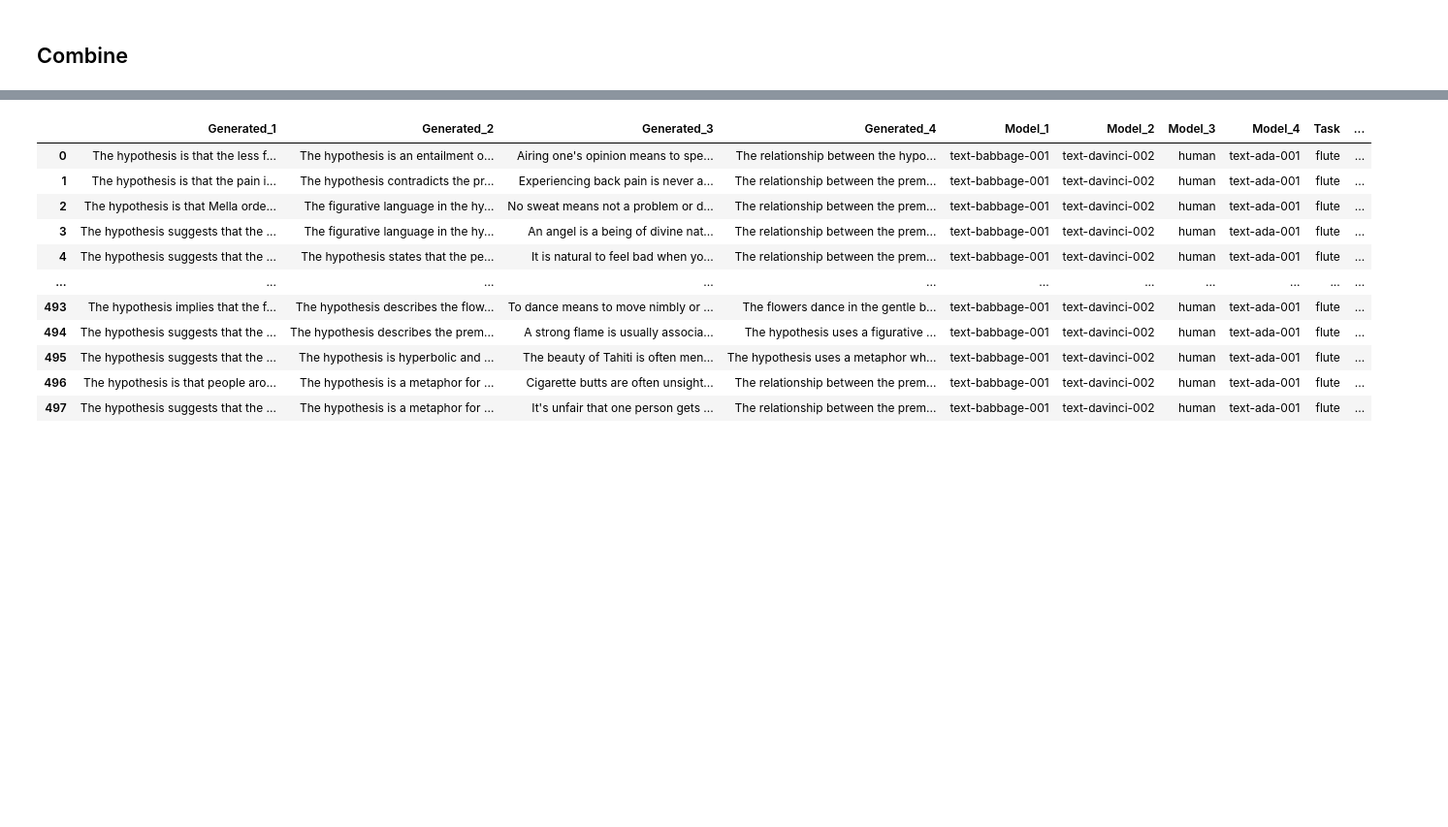
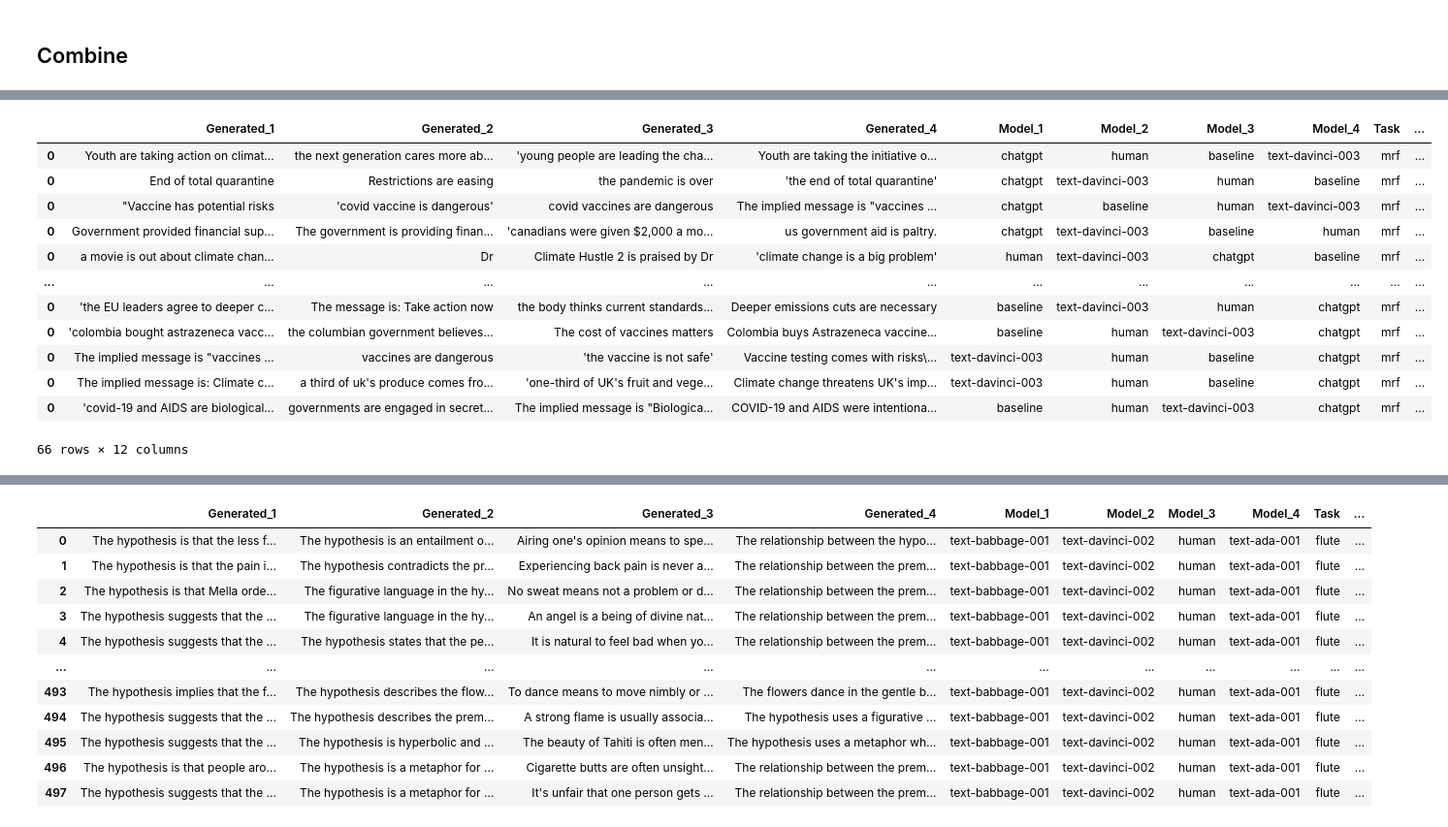
Before and after one commit to SALT-NLP/LLMs_for_CSS, a Jupyter notebook: build_human_eval_hit_csvs.ipynb, the cells around one changed output, grey strips where cells are left out. Shown at 97% size. Drawn from its saved outputs; the diff is of its cells as text; code cells hidden in the pictures; blank space fills up the shorter version.

```diff
--- a/build_human_eval_hit_csvs.ipynb
+++ b/build_human_eval_hit_csvs.ipynb
@@ -450,14 +537,16 @@ df = pd.concat(comb)
 comparison_rows = []
 for lbl in set(df[txt]):
     consider = df[df[txt]==lbl].copy()
-    comparison_rows.append(build_comparison_rows(consider,
-                                                 txt=txt,
-                                                 gold=gold,
-                                                 secondary=secondary,
-                                                 n=n,
-                                                 literal=literal,
-                                                 random_state=random_state
-                                                ))
+    cr = build_comparison_rows(consider,
+                                 txt=txt,
+                                 gold=gold,
+                                 secondary=secondary,
+                                 n=n,
+                                 literal=literal,
+                                 random_state=random_state
+                                )
+    if len(cr):
+        comparison_rows.append(cr)
 
 comparison_df = pd.concat(comparison_rows)
-comparison_df.sample(frac=1, random_state=random_state).to_csv(f"hit/input/comparison_{TASK}.csv", index=False)
+comparison_df.sample(frac=1, random_state=random_state).to_csv(f"hit/input/comparison_balanced_{TASK}.csv", index=False)
@@ -464,3 +571,19 @@ comparison_df.sample(frac=1, random_state=random_state).to_csv(f"hit/input/compa
+# %%
+comparison_df
+# %% [output]
+|  | Generated_1 | Generated_2 | Generated_3 | Generated_4 | Model_1 | Model_2 | Model_3 | Model_4 | Task | ... |
+| 0 | Youth are taking action on climat... | the next generation cares more ab... | 'young people are leading the cha... | Youth are taking the initiative o... | chatgpt | human | baseline | text-davinci-003 | mrf | ... |
+| 0 | End of total quarantine | Restrictions are easing | the pandemic is over | 'the end of total quarantine' | chatgpt | text-davinci-003 | human | baseline | mrf | ... |
+| 0 | "Vaccine has potential risks | 'covid vaccine is dangerous' | covid vaccines are dangerous | The implied message is "vaccines ... | chatgpt | baseline | human | text-davinci-003 | mrf | ... |
+| 0 | Government provided financial sup... | The government is providing finan... | 'canadians were given $2,000 a mo... | us government aid is paltry. | chatgpt | text-davinci-003 | baseline | human | mrf | ... |
+| 0 | a movie is out about climate chan... | Dr | Climate Hustle 2 is praised by Dr | 'climate change is a big problem' | human | text-davinci-003 | chatgpt | baseline | mrf | ... |
+| ... | ... | ... | ... | ... | ... | ... | ... | ... | ... | ... |
+| 0 | 'the EU leaders agree to deeper c... | The message is: Take action now | the body thinks current standards... | Deeper emissions cuts are necessary | baseline | text-davinci-003 | human | chatgpt | mrf | ... |
+| 0 | 'colombia bought astrazeneca vacc... | the columbian government believes... | The cost of vaccines matters | Colombia buys Astrazeneca vaccine... | baseline | human | text-davinci-003 | chatgpt | mrf | ... |
+| 0 | The implied message is "vaccines ... | vaccines are dangerous | 'the vaccine is not safe' | Vaccine testing comes with risks\... | text-davinci-003 | human | baseline | chatgpt | mrf | ... |
+| 0 | The implied message is: Climate c... | a third of uk's produce comes fro... | 'one-third of UK's fruit and vege... | Climate change threatens UK's imp... | text-davinci-003 | human | baseline | chatgpt | mrf | ... |
+| 0 | 'covid-19 and AIDS are biological... | governments are engaged in secret... | The implied message is "Biologica... | COVID-19 and AIDS were intentiona... | baseline | human | text-davinci-003 | chatgpt | mrf | ... |
+66 rows × 12 columns
 # %%
 TASK = 'flute'
 txt="premise"
```
Also changed, not shown: parts of 8 cells of this notebook, 2 other files.
